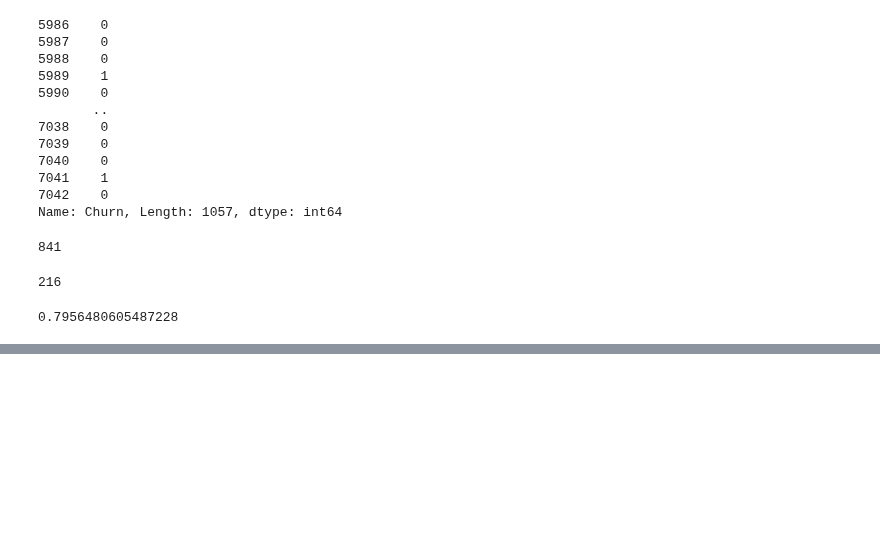
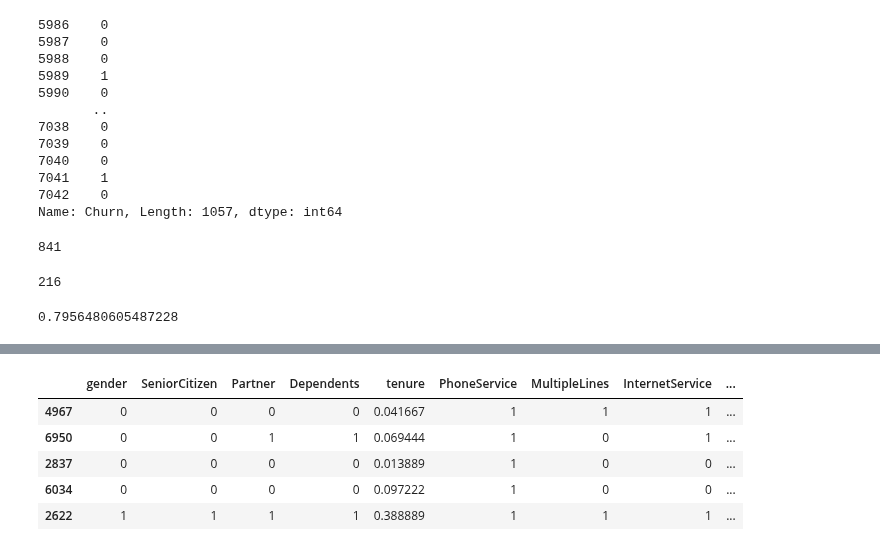
Before and after one commit to yuchild/erik_interviewqs, a Jupyter notebook: avg_lifetime_value_of_customers.ipynb, the cells around one changed output, grey strips where cells are left out. Drawn from its saved outputs; the diff is of its cells as text; code cells hidden in the pictures; blank space fills up the shorter version.

```diff
--- a/avg_lifetime_value_of_customers.ipynb
+++ b/avg_lifetime_value_of_customers.ipynb
@@ -613,0 +629,15 @@ correct / (correct + incorrect)
+# %%
+# normalize tenure
+tenure_min = df['tenure'].min()
+tenure_max = df['tenure'].max()
+tenure_range = tenure_max - tenure_min
+
+df['tenure'] = (df['tenure'] - tenure_min) / tenure_range
+df.sample(5)
+# %% [output]
+|  | gender | SeniorCitizen | Partner | Dependents | tenure | PhoneService | MultipleLines | InternetService | ... |
+| 4967 | 0 | 0 | 0 | 0 | 0.041667 | 1 | 1 | 1 | ... |
+| 6950 | 0 | 0 | 1 | 1 | 0.069444 | 1 | 0 | 1 | ... |
+| 2837 | 0 | 0 | 0 | 0 | 0.013889 | 1 | 0 | 0 | ... |
+| 6034 | 0 | 0 | 0 | 0 | 0.097222 | 1 | 0 | 0 | ... |
+| 2622 | 1 | 1 | 1 | 1 | 0.388889 | 1 | 1 | 1 | ... |
```
Also changed, not shown: parts of 28 cells of this notebook.
